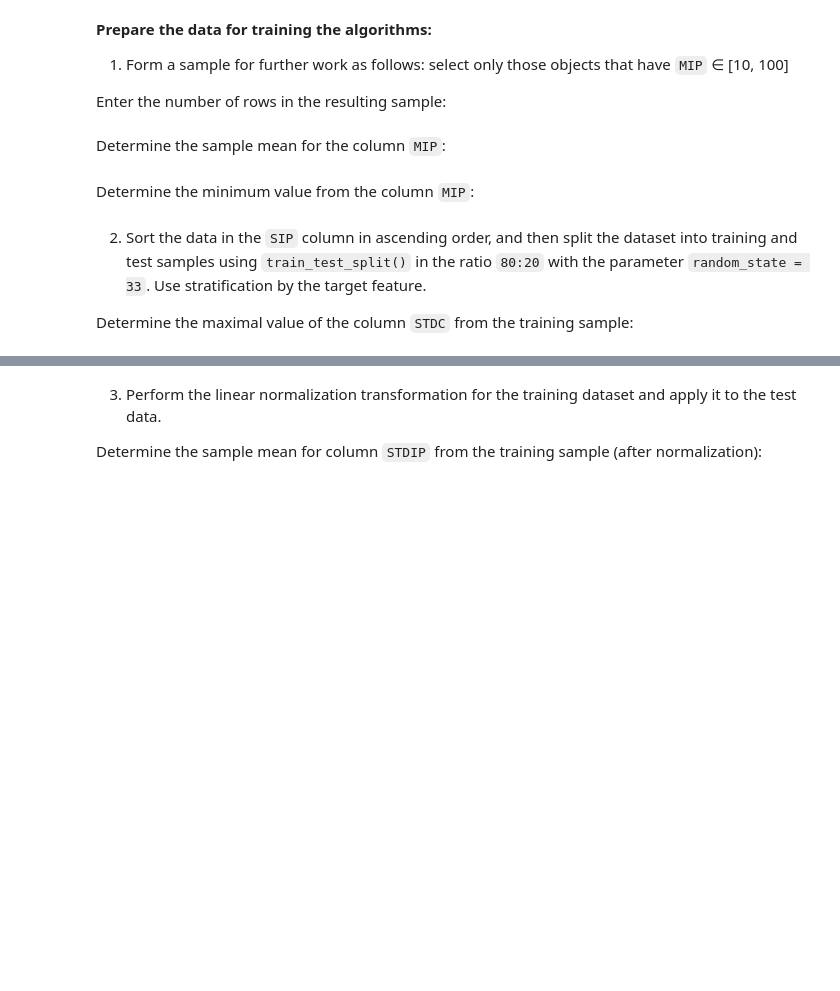
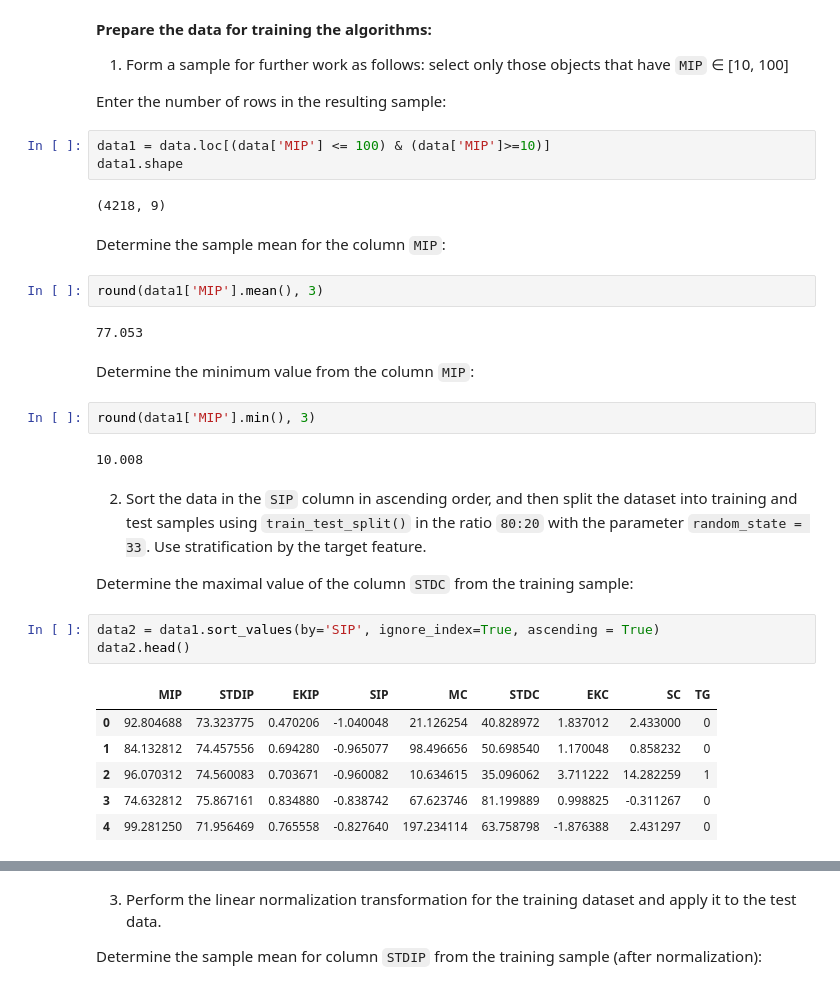
Before and after one commit to tutsilianna/Introduction_to_ML_and_Advanced_ML_Python, a Jupyter notebook: Exam/trial_exam.ipynb, the cells around one changed output, grey strips where cells are left out. Saved outputs shown, nothing was run; the diff lists cells and outputs as text; blank space fills up the shorter version.

```diff
--- a/Exam/trial_exam.ipynb
+++ b/Exam/trial_exam.ipynb
@@ -21,11 +21,34 @@ data.head()
 1. Form a sample for further work as follows: select only those objects that have `MIP` ∈ [10, 100]
 
 Enter the number of rows in the resulting sample:
+# %%
+data1 = data.loc[(data['MIP'] <= 100) & (data['MIP']>=10)]
+data1.shape
+# %% [output]
+(4218, 9)
 # %% [markdown]
 Determine the sample mean for the column `MIP`:
+# %%
+round(data1['MIP'].mean(), 3)
+# %% [output]
+77.053
 # %% [markdown]
 Determine the minimum value from the column `MIP`:
+# %%
+round(data1['MIP'].min(), 3)
+# %% [output]
+10.008
 # %% [markdown]
 2. Sort the data in the `SIP` column in ascending order, and then split the dataset into training and test samples using `train_test_split()` in the ratio `80:20` with the parameter `random_state = 33`. Use stratification by the target feature.
 
 Determine the maximal value of the column `STDC` from the training sample:
+# %%
+data2 = data1.sort_values(by='SIP', ignore_index=True, ascending = True)
+data2.head()
+# %% [output]
+|  | MIP | STDIP | EKIP | SIP | MC | STDC | EKC | SC | TG |
+| 0 | 92.804688 | 73.323775 | 0.470206 | -1.040048 | 21.126254 | 40.828972 | 1.837012 | 2.433000 | 0 |
+| 1 | 84.132812 | 74.457556 | 0.694280 | -0.965077 | 98.496656 | 50.698540 | 1.170048 | 0.858232 | 0 |
+| 2 | 96.070312 | 74.560083 | 0.703671 | -0.960082 | 10.634615 | 35.096062 | 3.711222 | 14.282259 | 1 |
+| 3 | 74.632812 | 75.867161 | 0.834880 | -0.838742 | 67.623746 | 81.199889 | 0.998825 | -0.311267 | 0 |
+| 4 | 99.281250 | 71.956469 | 0.765558 | -0.827640 | 197.234114 | 63.758798 | -1.876388 | 2.431297 | 0 |
```
Also changed, not shown: parts of 9 cells of this notebook.
